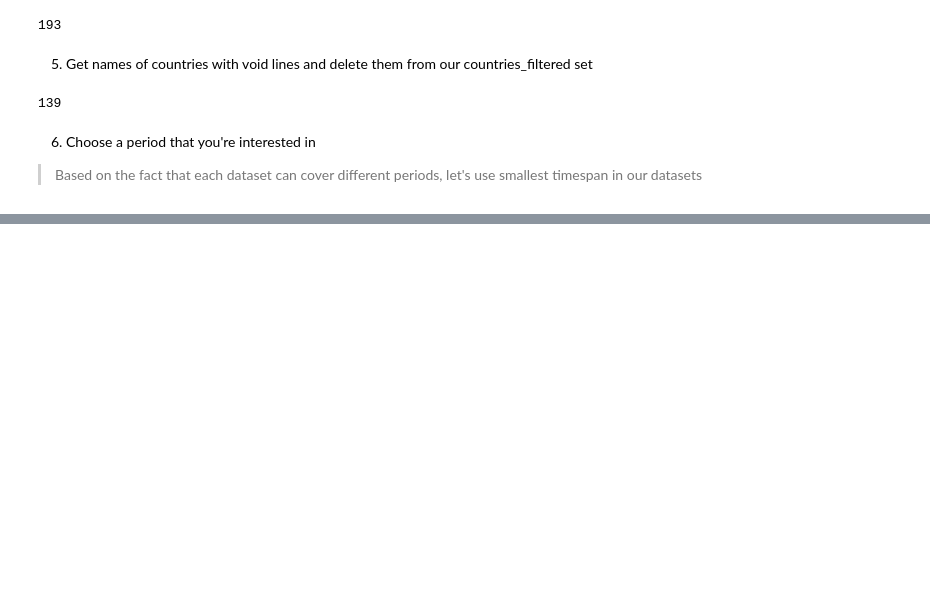
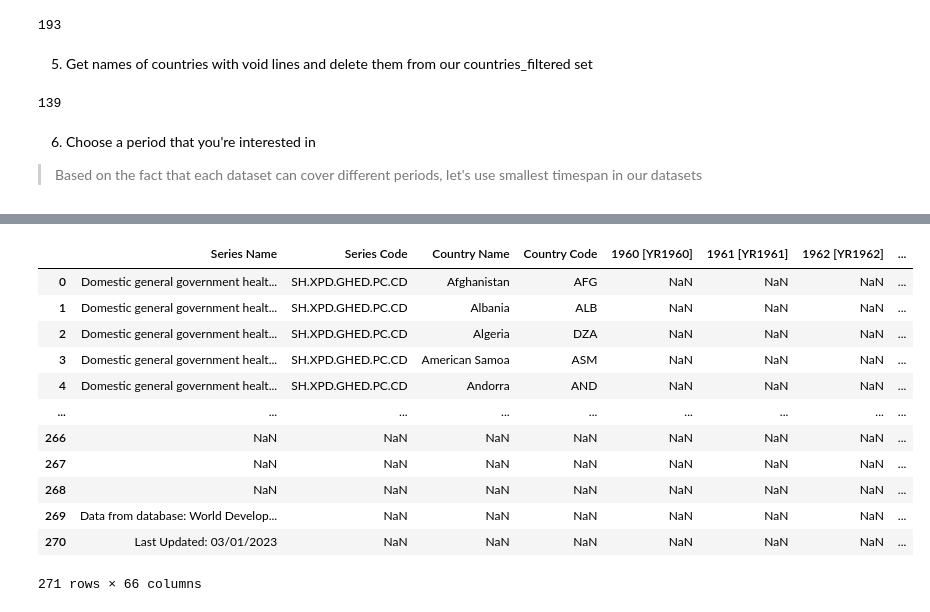
Before and after one commit to BaakhOfficial/Suicide-Rate-Analysis, a Jupyter notebook: Python/WHO_data_prep.ipynb, the cells around one changed output, grey strips where cells are left out. Cells and saved outputs as stored; diff of their text form; code cells hidden in the pictures; blank space fills up the shorter version.

```diff
--- a/Python/WHO_data_prep.ipynb
+++ b/Python/WHO_data_prep.ipynb
@@ -136,0 +382,17 @@ We will use period, based on the last dataset. `2000-2018`
+# %%
+df = pd.read_csv(datalist[3], na_values="..")
+df
+# %% [output]
+|  | Series Name | Series Code | Country Name | Country Code | 1960 [YR1960] | 1961 [YR1961] | 1962 [YR1962] | ... |
+| 0 | Domestic general government healt... | SH.XPD.GHED.PC.CD | Afghanistan | AFG | NaN | NaN | NaN | ... |
+| 1 | Domestic general government healt... | SH.XPD.GHED.PC.CD | Albania | ALB | NaN | NaN | NaN | ... |
+| 2 | Domestic general government healt... | SH.XPD.GHED.PC.CD | Algeria | DZA | NaN | NaN | NaN | ... |
+| 3 | Domestic general government healt... | SH.XPD.GHED.PC.CD | American Samoa | ASM | NaN | NaN | NaN | ... |
+| 4 | Domestic general government healt... | SH.XPD.GHED.PC.CD | Andorra | AND | NaN | NaN | NaN | ... |
+| ... | ... | ... | ... | ... | ... | ... | ... | ... |
+| 266 | NaN | NaN | NaN | NaN | NaN | NaN | NaN | ... |
+| 267 | NaN | NaN | NaN | NaN | NaN | NaN | NaN | ... |
+| 268 | NaN | NaN | NaN | NaN | NaN | NaN | NaN | ... |
+| 269 | Data from database: World Develop... | NaN | NaN | NaN | NaN | NaN | NaN | ... |
+| 270 | Last Updated: 03/01/2023 | NaN | NaN | NaN | NaN | NaN | NaN | ... |
+271 rows × 66 columns
```
Also changed, not shown: parts of 29 cells of this notebook.
